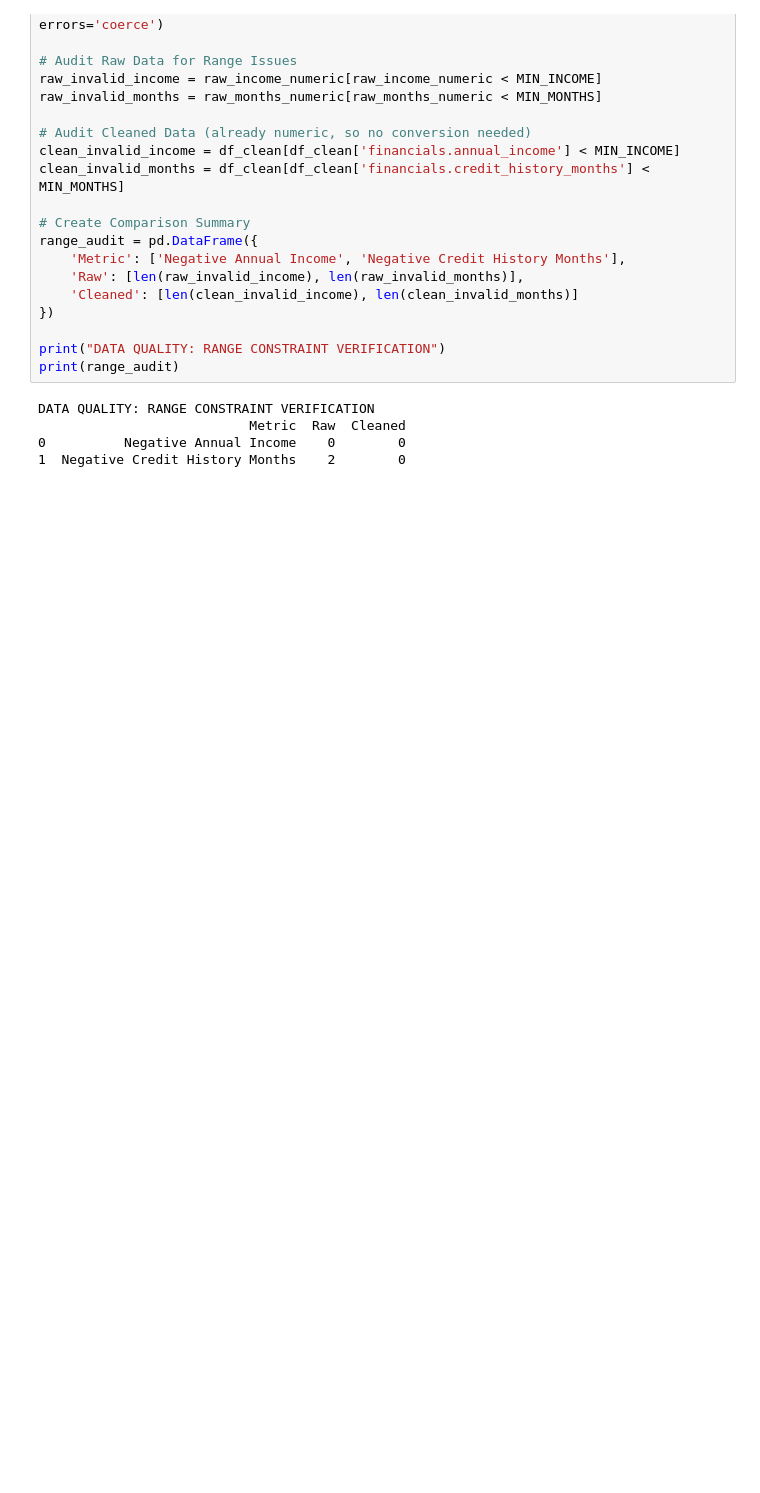
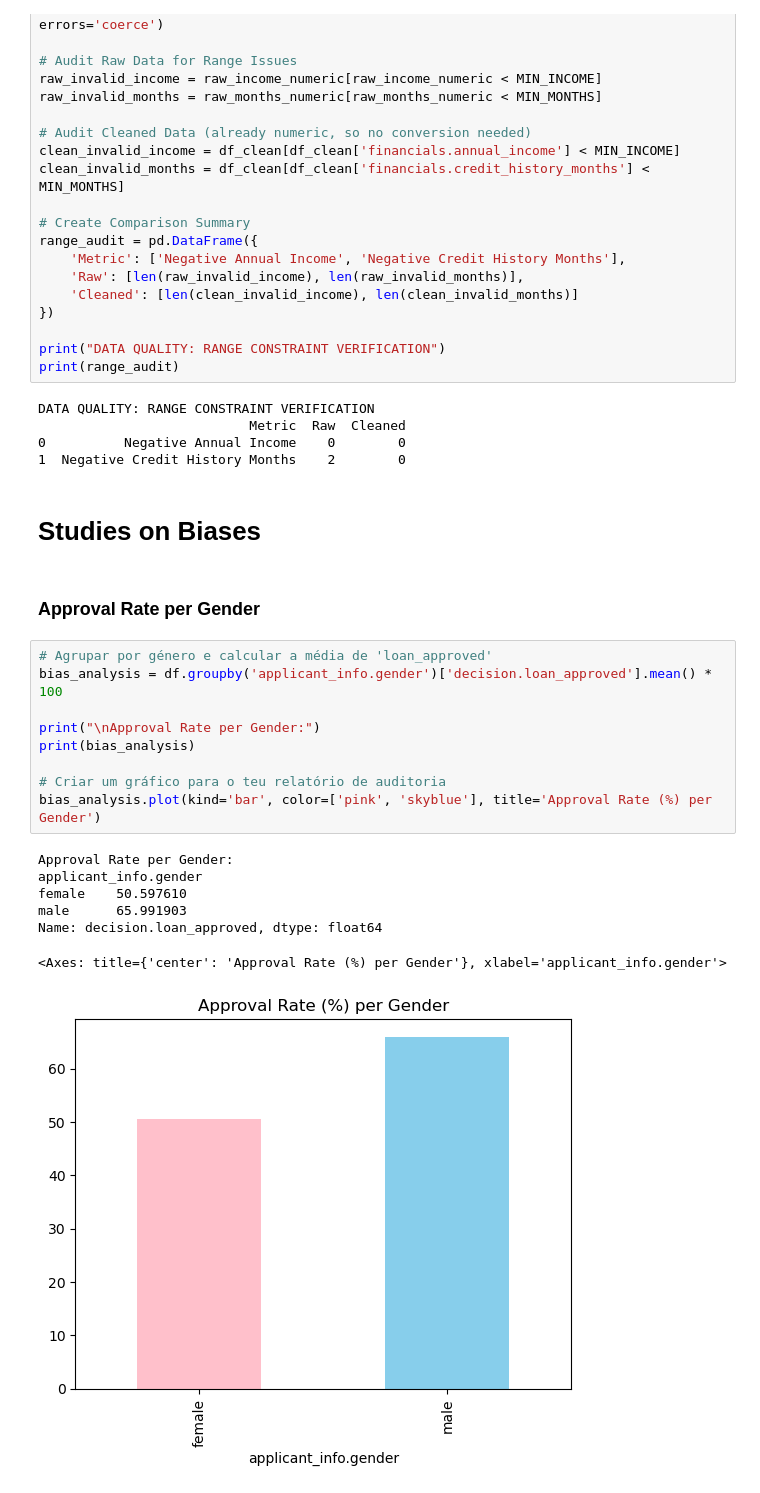
Before and after one commit to jjtobo97/dego-project-team8, a Jupyter notebook: 02-bias-analysis.ipynb, the cells around one changed output. Drawn from its saved outputs; the diff is of its cells as text; blank space fills up the shorter version.

Commit message:
Studies on Bias Chapter added

```diff
--- a/02-bias-analysis.ipynb
+++ b/02-bias-analysis.ipynb
@@ -197,3 +202,24 @@ DATA QUALITY: RANGE CONSTRAINT VERIFICATION
                            Metric  Raw  Cleaned
 0          Negative Annual Income    0        0
 1  Negative Credit History Months    2        0
+# %% [markdown]
+# Studies on Biases
+# %% [markdown]
+### Approval Rate per Gender
+# %%
+# Agrupar por género e calcular a média de 'loan_approved'
+bias_analysis = df.groupby('applicant_info.gender')['decision.loan_approved'].mean() * 100
+
+print("\nApproval Rate per Gender:")
+print(bias_analysis)
+
+# Criar um gráfico para o teu relatório de auditoria
+bias_analysis.plot(kind='bar', color=['pink', 'skyblue'], title='Approval Rate (%) per Gender')
+# %% [output]
+Approval Rate per Gender:
+applicant_info.gender
+female    50.597610
+male      65.991903
+Name: decision.loan_approved, dtype: float64
+<Axes: title={'center': 'Approval Rate (%) per Gender'}, xlabel='applicant_info.gender'>
+[figure, added]
```
Also changed, not shown: parts of 6 cells of this notebook.
